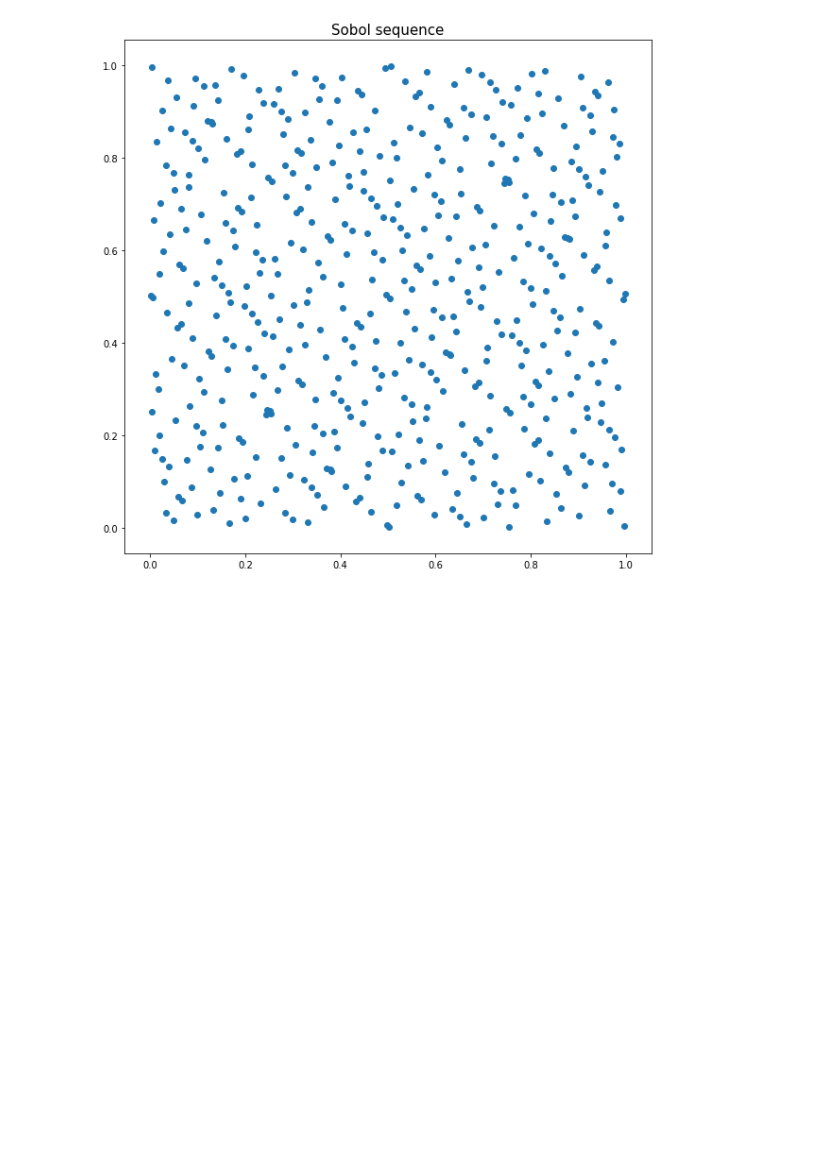
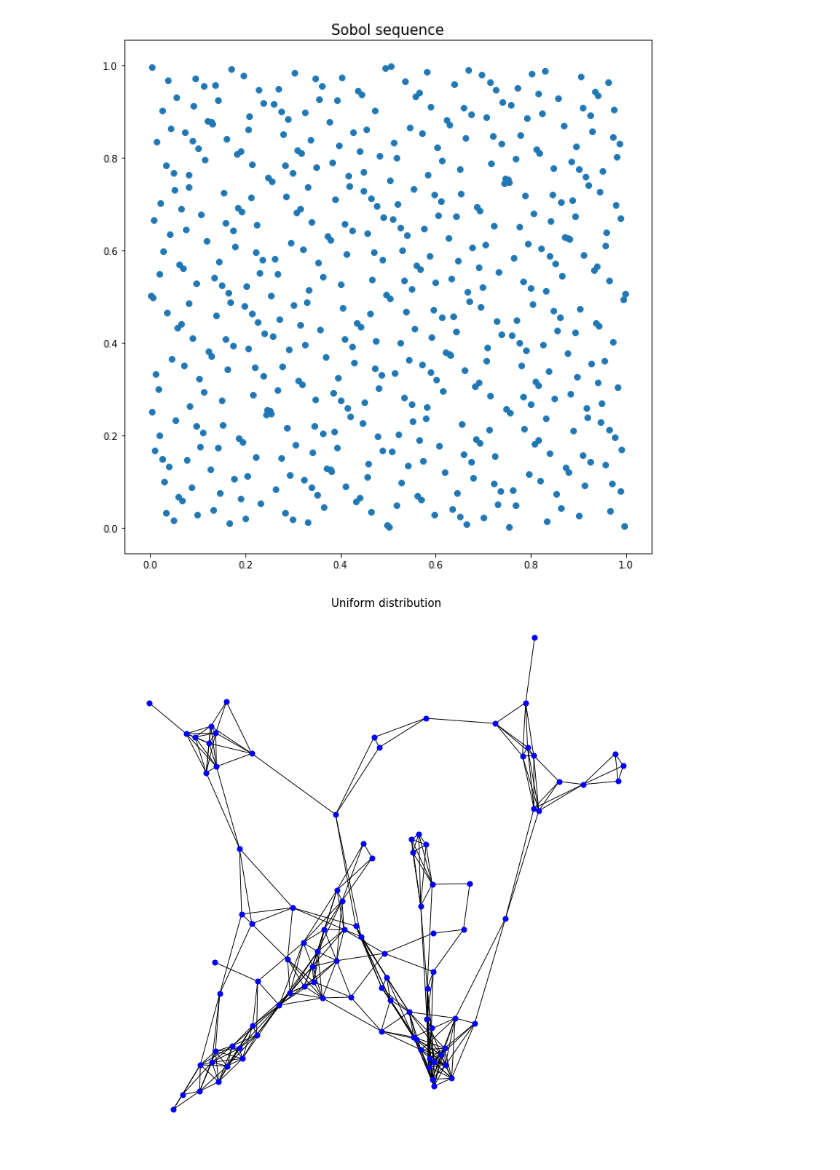
Before and after one commit to apugachev/Coursework-2018, a Jupyter notebook: coursework.ipynb, the cells around one changed output. Cells and saved outputs as stored; diff of their text form; code cells hidden in the pictures; blank space fills up the shorter version.

```diff
--- a/coursework.ipynb
+++ b/coursework.ipynb
@@ -984,3 +984,27 @@ pp.savefig(fig)
 pp.close()
 # %% [output]
 [figure]
+# %%
+test1 = cw.Exp4(2, 100, 1, 0, 5, 5000, 'Uniform')
+test2 = cw.Exp4(2, 100, 1, 0, 5, 5000, 'Halton')
+test3 = cw.Exp4(2, 100, 1, 0, 5, 5000, 'Sobol')
+# %%
+import matplotlib.pyplot as plt
+import networkx as nx
+
+def show_graph_with_labels(adjacency_matrix, name):
+    fig = plt.figure(figsize=(10,10))
+    rows, cols = np.where(adjacency_matrix == 1)
+    edges = zip(rows.tolist(), cols.tolist())
+    gr = nx.Graph()
+    gr.add_edges_from(edges)
+    nx.draw(gr, node_size=50, node_color='b')
+    plt.title(name, size=15)
+    pp = PdfPages('CWUniformG.pdf')
+    pp.savefig(fig)
+    pp.close()
+    plt.show()
+# %%
+show_graph_with_labels(test1, 'Uniform distribution')
+# %% [output]
+[figure, added]
```
Also changed, not shown: parts of 2 cells of this notebook.
